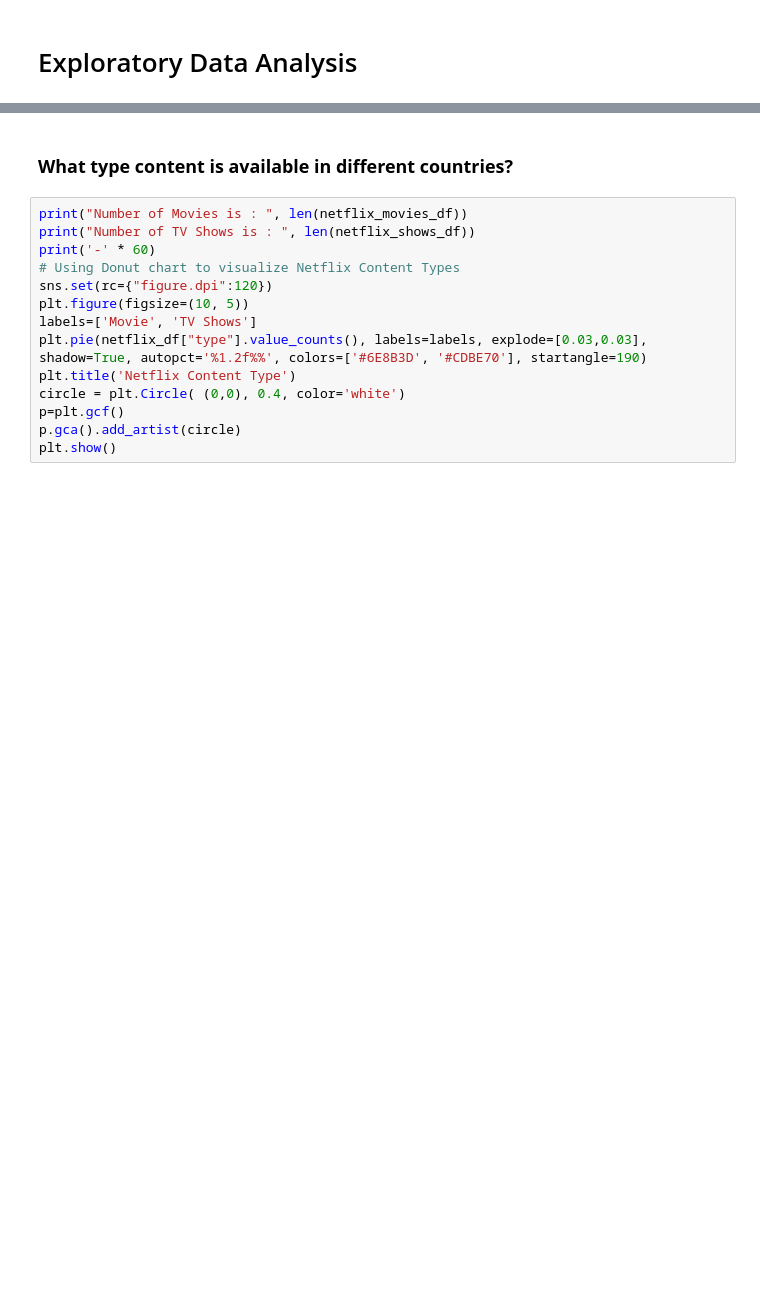
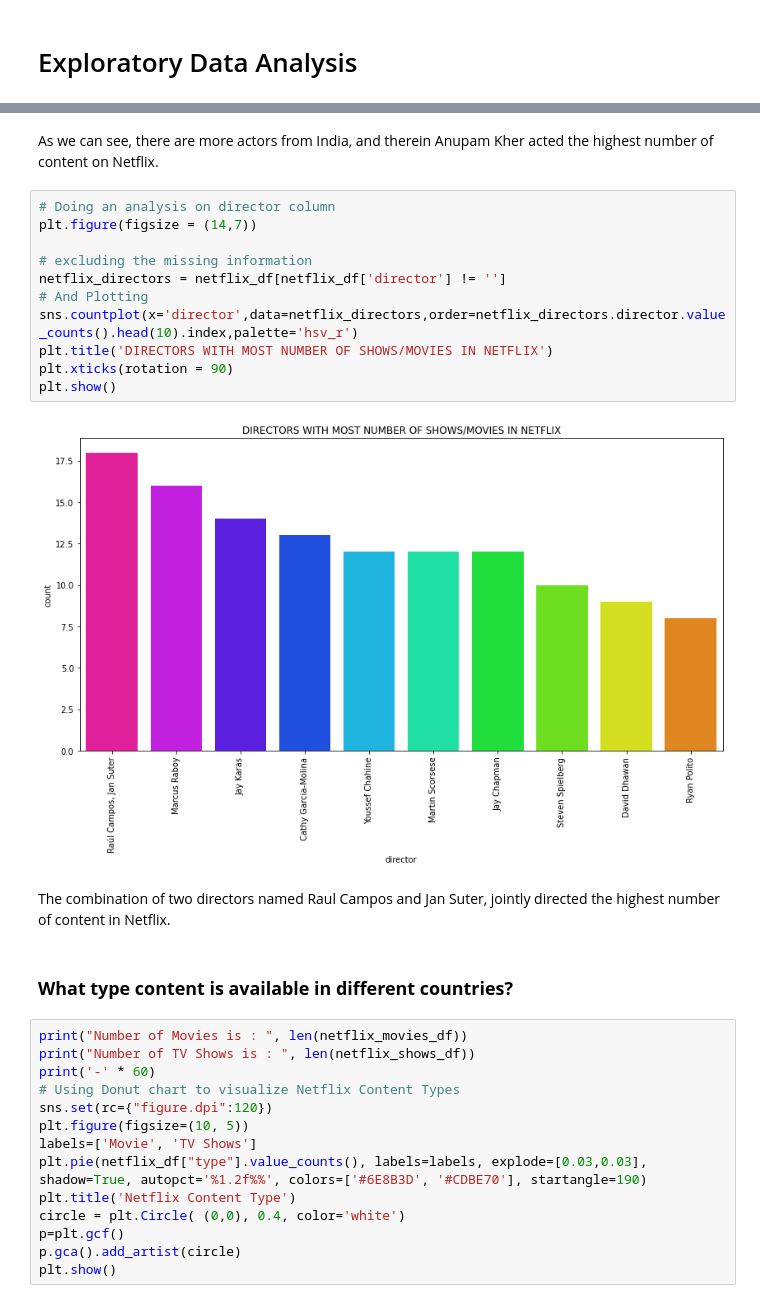
Before and after one commit to krishna9734/Netflix-Movies-And-Tv-Shows-Clustering, a Jupyter notebook: Netflix_Movies_And_Tv_Shows_Clustering_Notebook.ipynb, the cells around one changed output, grey strips where cells are left out. Cells and saved outputs as stored; diff of their text form; blank space fills up the shorter version.

```diff
--- a/Netflix_Movies_And_Tv_Shows_Clustering_Notebook.ipynb
+++ b/Netflix_Movies_And_Tv_Shows_Clustering_Notebook.ipynb
@@ -464,3 +483,20 @@ As we can see that, there are multiple country values for each movie/tv show.
+# %% [markdown]
+As we can see, there are more actors from India, and therein Anupam Kher acted the highest number of content on Netflix.
+# %%
+# Doing an analysis on director column
+plt.figure(figsize = (14,7))
+
+# excluding the missing information
+netflix_directors = netflix_df[netflix_df['director'] != '']
+# And Plotting
+sns.countplot(x='director',data=netflix_directors,order=netflix_directors.director.value_counts().head(10).index,palette='hsv_r')
+plt.title('DIRECTORS WITH MOST NUMBER OF SHOWS/MOVIES IN NETFLIX')
+plt.xticks(rotation = 90)
+plt.show()
+# %% [output]
+[figure, added]
+# %% [markdown]
+The combination of two directors named Raul Campos and Jan Suter, jointly directed the highest number of content in Netflix.
 # %% [markdown]
 ### **What type content is available in different countries?**
 # %%
```
Also changed, not shown: parts of 25 cells of this notebook.
